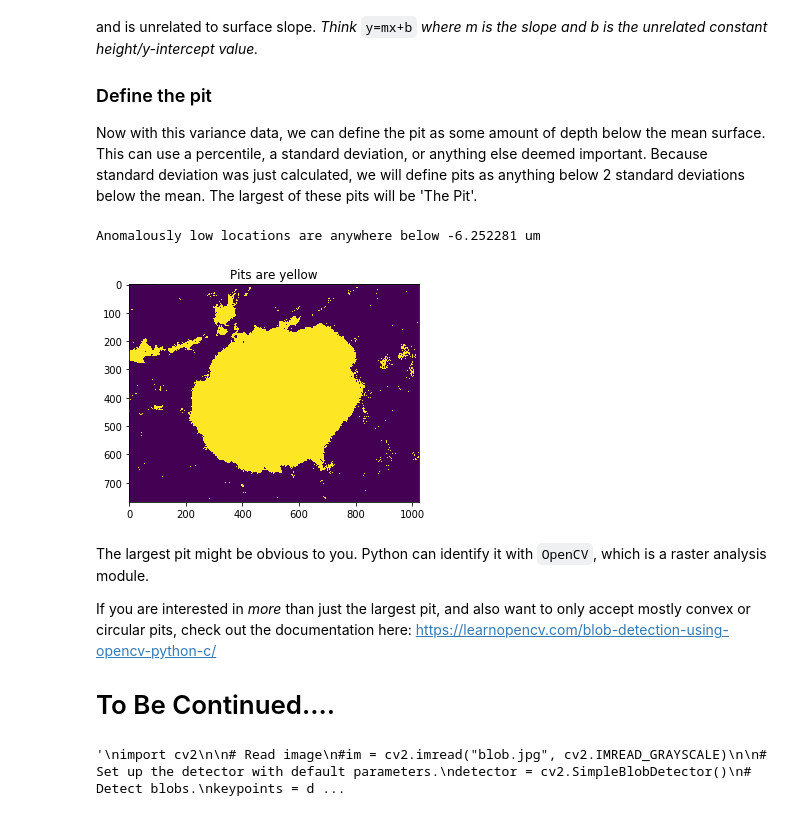
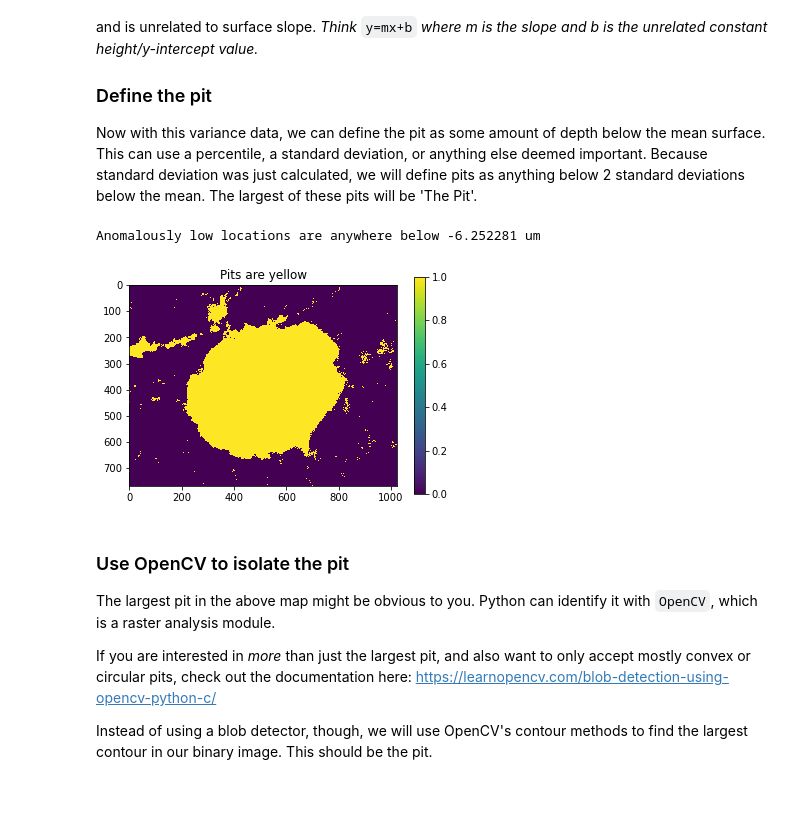
Before and after one commit to jarichardson/Pit-UQ, a Jupyter notebook: Pit Morphology Uncertainty Quantification.ipynb, the cells around one changed output. Saved outputs shown, nothing was run; the diff lists cells and outputs as text; code cells hidden in the pictures.

```diff
--- a/Pit Morphology Uncertainty Quantification.ipynb
+++ b/Pit Morphology Uncertainty Quantification.ipynb
@@ -374,45 +374,26 @@ Now with this variance data, we can define the pit as some amount of depth below
 # %%
 #Define the contour below which values represent pits
 pitContour = Z_res_mean - 2*Z_res_std
 print('Anomalously low locations are anywhere below %0.6f um' % pitContour)
 
 #make a boolean pit map. Set all values to false (not a pit) with np zeros
-pitmap = np.zeros(np.shape(ZZ_resid), dtype=bool)
+pitmap = np.zeros(np.shape(ZZ_resid), dtype='uint8')
 
 #Anywhere where the residual Z value is less than the pit contour is a pit
 pitmap[np.where(ZZ_resid<pitContour)] = True
 
 plt.clf()
-plt.imshow(pitmap)
+plt.imshow(pitmap, interpolation='none')
 plt.title('Pits are yellow')
+plt.colorbar()
 plt.show()
 # %% [output]
 Anomalously low locations are anywhere below -6.252281 um
-[figure, old version]
+[figure, new version]
 # %% [markdown]
-The largest pit might be obvious to you. Python can identify it with `OpenCV`, which is a raster analysis module.
+### Use OpenCV to isolate the pit
+The largest pit in the above map might be obvious to you. Python can identify it with `OpenCV`, which is a raster analysis module.
 
 If you are interested in *more* than just the largest pit, and also want to only accept mostly convex or circular pits, check out the documentation here: https://learnopencv.com/blob-detection-using-opencv-python-c/
 
-# To Be Continued....
+Instead of using a blob detector, though, we will use OpenCV's contour methods to find the largest contour in our binary image. This should be the pit.
-# %%
-'''
-import cv2
-
-# Read image
-#im = cv2.imread("blob.jpg", cv2.IMREAD_GRAYSCALE)
-
-# Set up the detector with default parameters.
-detector = cv2.SimpleBlobDetector()
-# Detect blobs.
-keypoints = detector.detect(pitmap)
-# Draw detected blobs as red circles.
-# cv2.DRAW_MATCHES_FLAGS_DRAW_RICH_KEYPOINTS ensures the size of the circle corresponds to the size of blob
-im_with_keypoints = cv2.drawKeypoints(im, keypoints, np.array([]), (0,0,255), cv2.DRAW_MATCHES_FLAGS_DRAW_RICH_KEYPOINTS)
-
-# Show keypoints
-cv2.imshow("Keypoints", im_with_keypoints)
-cv2.waitKey(0)
-'''
-# %% [output]
-'\nimport cv2\n\n# Read image\n#im = cv2.imread("blob.jpg", cv2.IMREAD_GRAYSCALE)\n\n# Set up the detector with default parameters.\ndetector = cv2.SimpleBlobDetector()\n# Detect blobs.\nkeypoints = d ...
```
Also changed, not shown: parts of 18 cells of this notebook.
